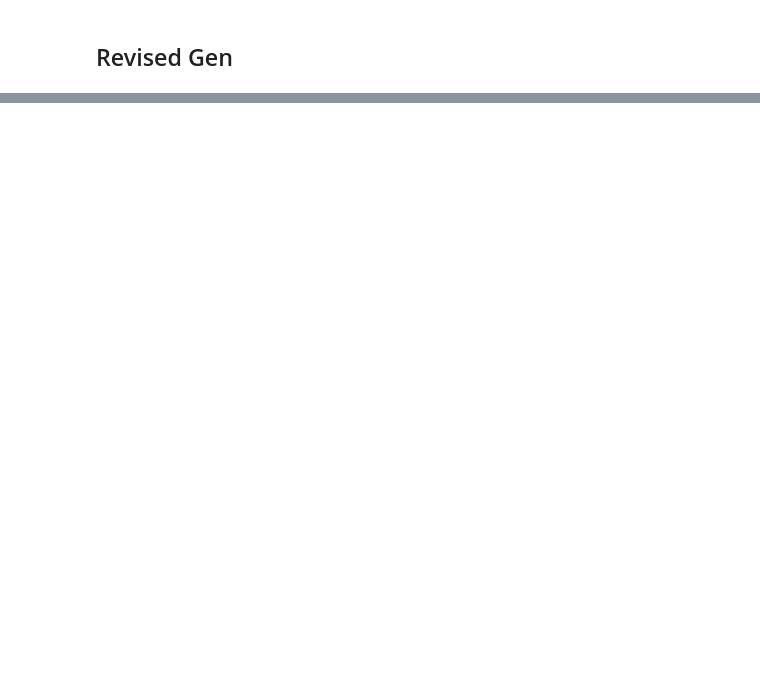
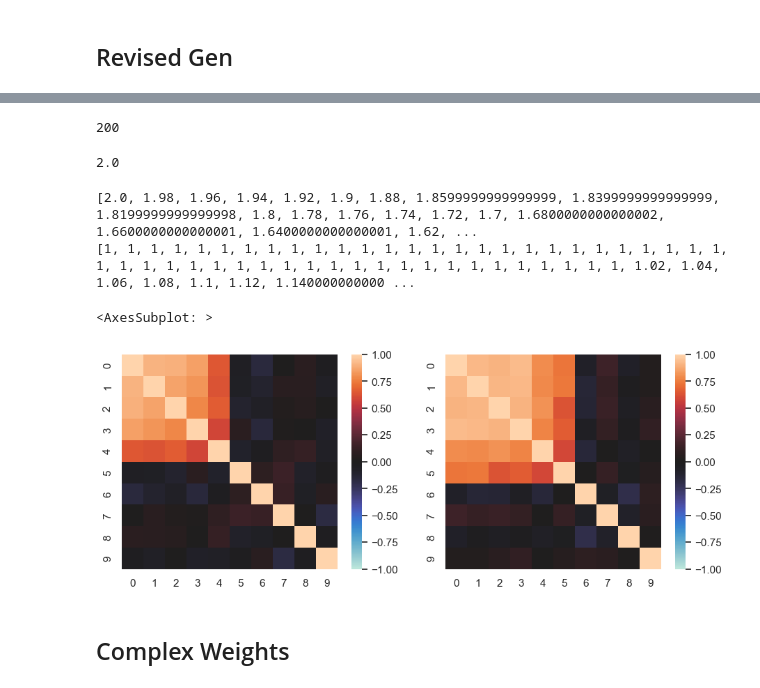
Before and after one commit to AndrewCheng02/DSC180B-Capstone-ProjectA09, a Jupyter notebook: Notebooks/Methodology/sim_correlation_gen.ipynb, the cells around one changed output, grey strips where cells are left out. Saved outputs shown, nothing was run; the diff lists cells and outputs as text; code cells hidden in the pictures; blank space fills up the shorter version.

Commit message:
testing complex weights

```diff
--- a/Notebooks/Methodology/sim_correlation_gen.ipynb
+++ b/Notebooks/Methodology/sim_correlation_gen.ipynb
@@ -619,0 +623,13 @@ Partial w/ Fisher Transform Positive Definite:  False
+# %%
+n_features = 100
+max_amp = 2
+min_amp = 1
+
+lst = []
+half = n_features//2
+lst += [1]*half
+x_lst = np.concatenate([np.arange(1,half+1,1),np.arange(half,min_amp-1,-1)])
+for i in x_lst:
+    lst += [min_amp + (i/half) * (max_amp-min_amp)]
+lst += [1]*half
+lst
@@ -619,0 +654,46 @@ Partial w/ Fisher Transform Positive Definite:  False
+# %%
+len(lst)
+# %% [output]
+200
+# %%
+lst[100]
+# %% [output]
+2.0
+# %%
+i1=100
+i2=0
+
+print(lst[i1:i1+n_features])
+print(lst[i2:i2+n_features])
+# %% [output]
+[2.0, 1.98, 1.96, 1.94, 1.92, 1.9, 1.88, 1.8599999999999999, 1.8399999999999999, 1.8199999999999998, 1.8, 1.78, 1.76, 1.74, 1.72, 1.7, 1.6800000000000002, 1.6600000000000001, 1.6400000000000001, 1.62, ...
+[1, 1, 1, 1, 1, 1, 1, 1, 1, 1, 1, 1, 1, 1, 1, 1, 1, 1, 1, 1, 1, 1, 1, 1, 1, 1, 1, 1, 1, 1, 1, 1, 1, 1, 1, 1, 1, 1, 1, 1, 1, 1, 1, 1, 1, 1, 1, 1, 1, 1, 1.02, 1.04, 1.06, 1.08, 1.1, 1.12, 1.140000000000 ...
+# %%
+def gen_weights_simple(n_features,max_amp,min_amp,i1,i2):
+    lst = []
+    half = n_features//2
+    lst += [min_amp]*n_features # add 1s
+
+    # add slope up then down
+    x_lst = np.concatenate([np.arange(1,half+1,1),np.arange(half,min_amp-1,-1)])
+    for i in x_lst:
+        lst += [min_amp + (i/half) * (max_amp-min_amp)]
+
+    lst += [min_amp]*n_features # add 1s
+
+    return lst[i1:i1+n_features],lst[i2:i2+n_features]
+# %%
+i1 = 15
+i2 = 14
+mw,fw = gen_weights_simple(10,2,1,i1,i2)
+m1 = gen_data_revised(mw,100)
+f1 = gen_data_revised(fw,100)
+
+fig, ax = plt.subplots(1,2,figsize=(11,4))
+sns.heatmap(m1.corr(), ax=ax[0],**kwarg_dict)
+sns.heatmap(f1.corr(), ax=ax[1],**kwarg_dict)
+# %% [output]
+<AxesSubplot: >
+[figure, added]
+# %% [markdown]
+## Complex Weights
```
Also changed, not shown: parts of 38 cells of this notebook.
